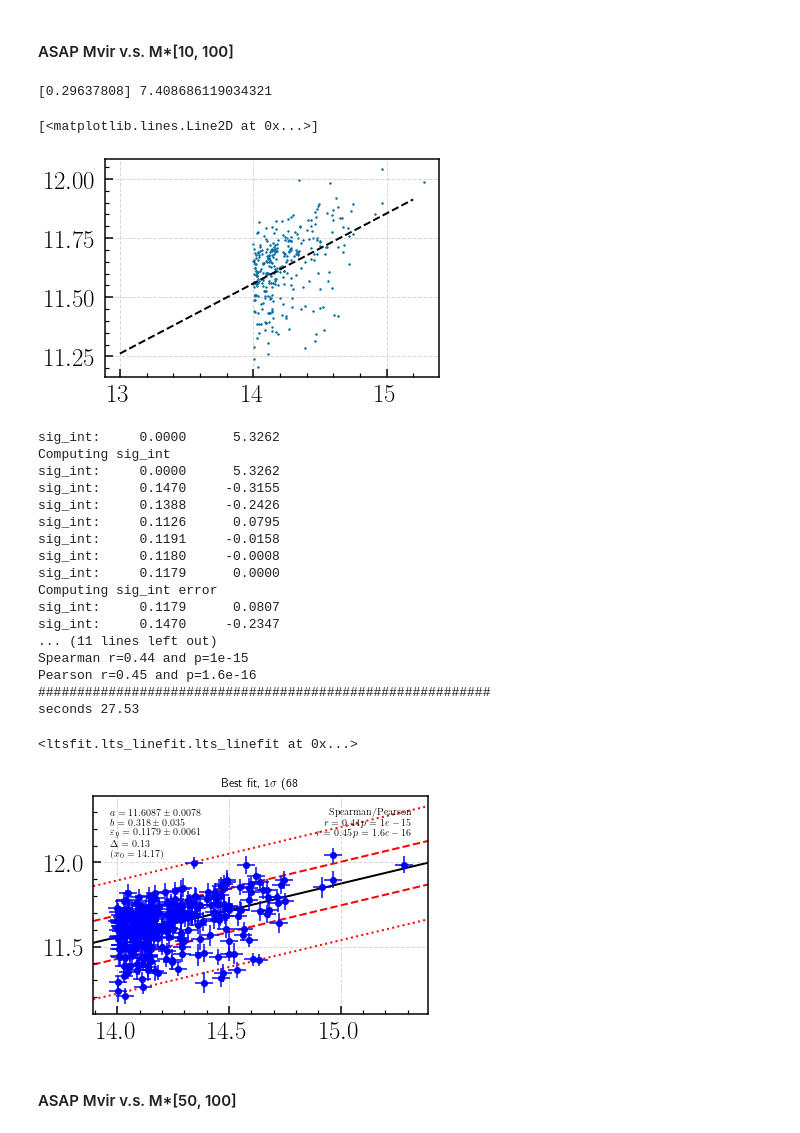
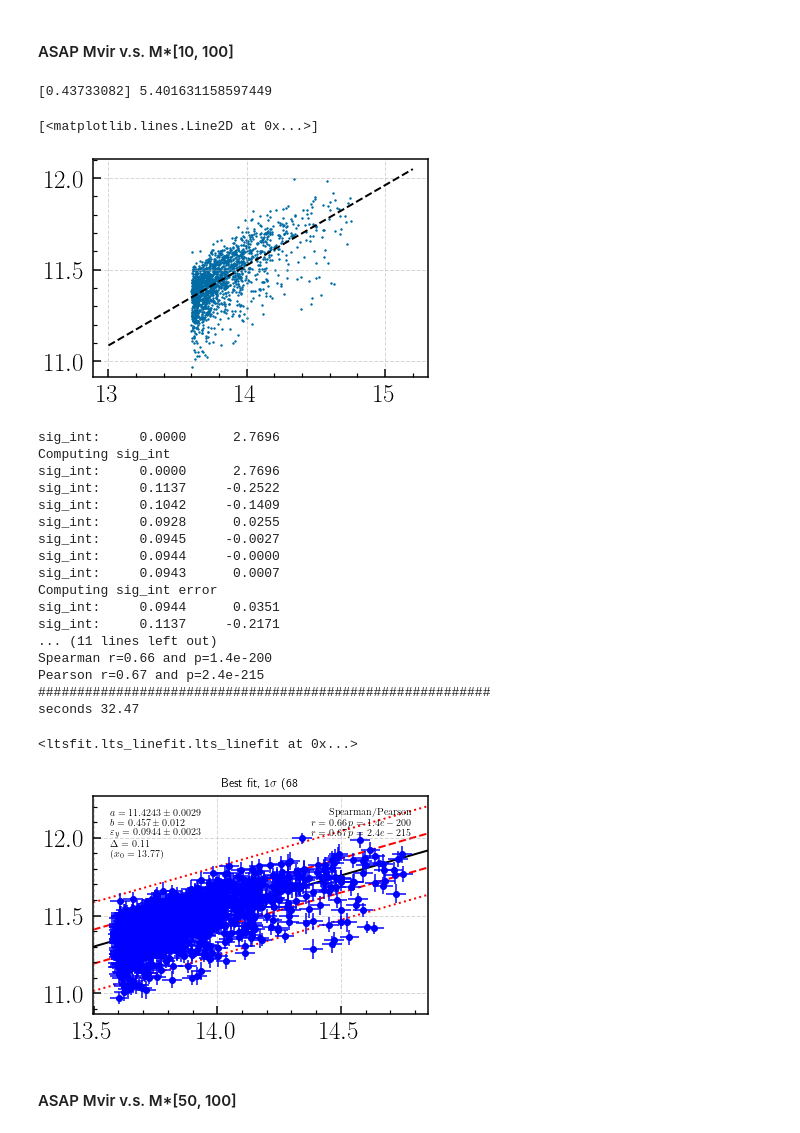
Before and after one commit to dr-guangtou/jianbing, a Jupyter notebook: notebooks/figure/fig12.ipynb, the cells around one changed output. Cells and saved outputs as stored; diff of their text form; code cells hidden in the pictures.

```diff
--- a/notebooks/figure/fig12.ipynb
+++ b/notebooks/figure/fig12.ipynb
@@ -120,49 +117,49 @@ seconds 26.44
 # %%
 data_use[data_use['logm_cmod_err'] <= 0.02] = 0.02
 
-mask = data_use['logmh_vir_plane'] >= 14.0
+mask = (data_use['logmh_vir_plane'] >= 13.6) & (data_use['logmh_vir_plane'] <= 14.9)
 
 x_err = np.full(len(data_use[mask]), 0.04)
 y_err = np.hypot(data_use[mask]['logm_cmod_err'], 0.03)
 
 w = 1. / (y_err ** 2.)
 
 x_arr, y_arr = data_use[mask]['logmh_vir_plane'], data_use[mask]['logm_10_100']
 
 reg = LinearRegression().fit(x_arr.reshape(-1, 1), y_arr, sample_weight=w)
 
 print(reg.coef_, reg.intercept_)
 
 plt.scatter(x_arr, y_arr, s=2)
 
 x_grid = np.linspace(13.0, 15.2, 100)
 plt.plot(x_grid, reg.coef_ * x_grid + reg.intercept_, linewidth=2.0, linestyle='--', c='k')
 # %% [output]
-[0.29637808] 7.408686119034321
+[0.43733082] 5.401631158597449
 [<matplotlib.lines.Line2D at 0x...>]
-[figure, old version]
+[figure, new version]
 # %%
 lts_linefit.lts_linefit(x_arr, y_arr, x_err, y_err, pivot=np.nanmedian(x_arr), clip=4.0)
 # %% [output]
-sig_int:     0.0000      5.3262
+sig_int:     0.0000      2.7696
 Computing sig_int
-sig_int:     0.0000      5.3262
-sig_int:     0.1470     -0.3155
-sig_int:     0.1388     -0.2426
-sig_int:     0.1126      0.0795
-sig_int:     0.1191     -0.0158
-sig_int:     0.1180     -0.0008
-sig_int:     0.1179      0.0000
+sig_int:     0.0000      2.7696
+sig_int:     0.1137     -0.2522
+sig_int:     0.1042     -0.1409
+sig_int:     0.0928      0.0255
+sig_int:     0.0945     -0.0027
+sig_int:     0.0944     -0.0000
+sig_int:     0.0943      0.0007
 Computing sig_int error
-sig_int:     0.1179      0.0807
-sig_int:     0.1470     -0.2347
+sig_int:     0.0944      0.0351
+sig_int:     0.1137     -0.2171
 ... (11 lines left out)
-Spearman r=0.44 and p=1e-15
-Pearson r=0.45 and p=1.6e-16
+Spearman r=0.66 and p=1.4e-200
+Pearson r=0.67 and p=2.4e-215
 ##########################################################
-seconds 27.53
+seconds 32.47
 <ltsfit.lts_linefit.lts_linefit at 0x...>
-[figure, old version]
+[figure, new version]
 # %% [markdown]
 #### ASAP Mvir v.s. M*[50, 100]
 # %%
```
Also changed, not shown: parts of 8 cells of this notebook, 1 other file.
